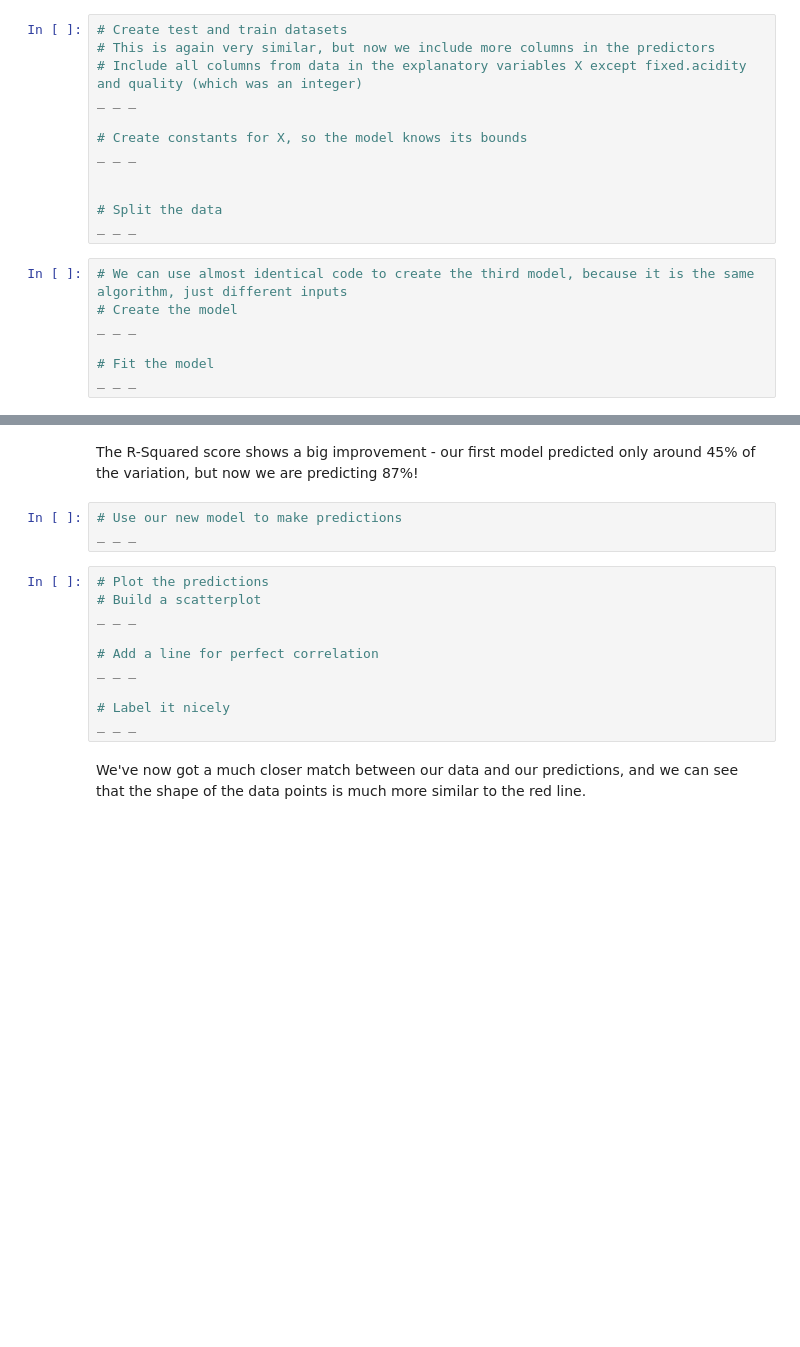
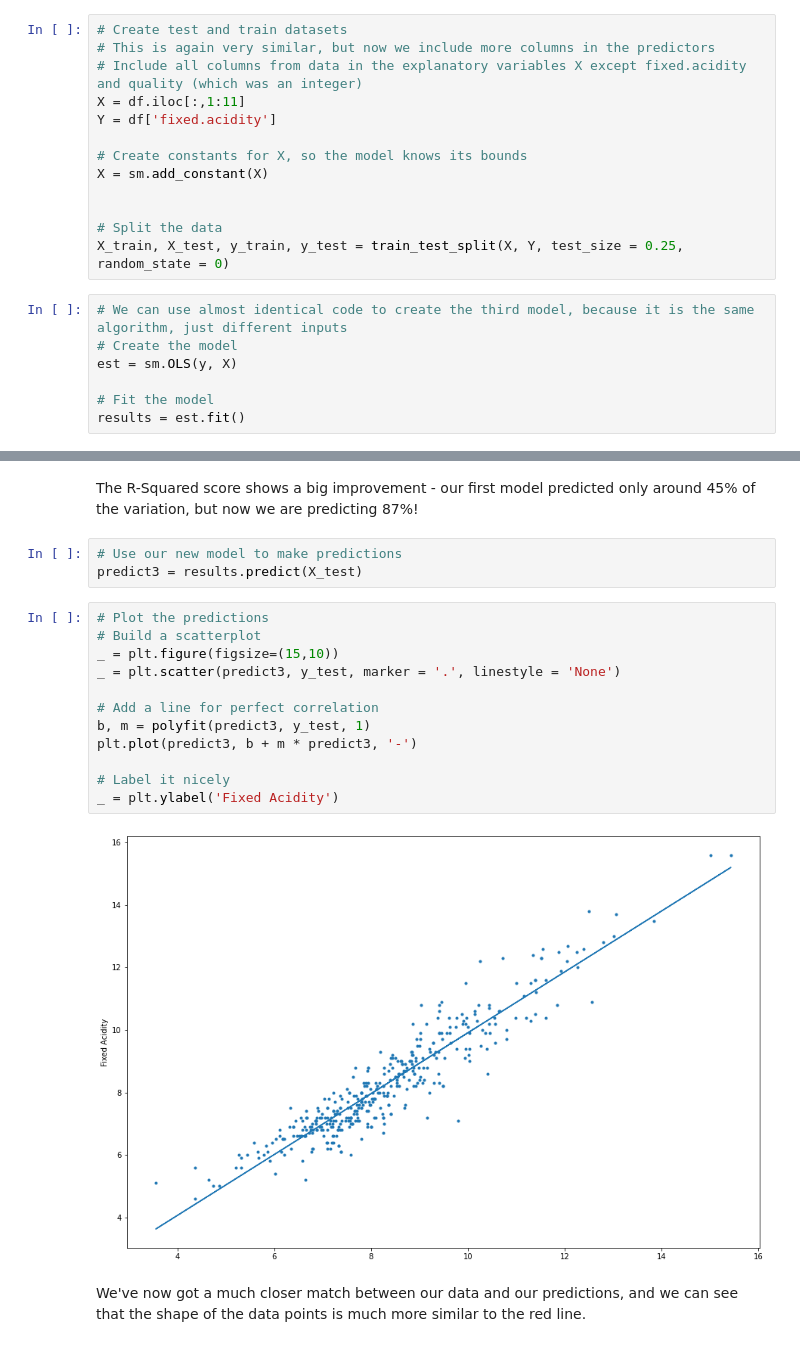
Before and after one commit to dj-m/StatisticalModeling, a Jupyter notebook: notebooks/RedWineDataset.ipynb, the cells around one changed output, grey strips where cells are left out. Saved outputs shown, nothing was run; the diff lists cells and outputs as text; blank space fills up the shorter version.

```diff
--- a/notebooks/RedWineDataset.ipynb
+++ b/notebooks/RedWineDataset.ipynb
@@ -438,20 +438,21 @@ Remember, as Professor Spiegelhalter explains on p.132 of *AoS*, including more
 # Create test and train datasets
 # This is again very similar, but now we include more columns in the predictors
 # Include all columns from data in the explanatory variables X except fixed.acidity and quality (which was an integer)
-_ _ _
+X = df.iloc[:,1:11]
+Y = df['fixed.acidity']
 
 # Create constants for X, so the model knows its bounds
-_ _ _
+X = sm.add_constant(X)
 
 
 # Split the data
-_ _ _
+X_train, X_test, y_train, y_test = train_test_split(X, Y, test_size = 0.25, random_state = 0)
 # %%
 # We can use almost identical code to create the third model, because it is the same algorithm, just different inputs
 # Create the model
-_ _ _
+est = sm.OLS(y, X)
 
 # Fit the model
-_ _ _
+results = est.fit()
 # %%
 # Evaluate the model
@@ -460,17 +492,21 @@ _ _ _
 The R-Squared score shows a big improvement - our first model predicted only around 45% of the variation, but now we are predicting 87%!
 # %%
 # Use our new model to make predictions
-_ _ _
+predict3 = results.predict(X_test)
 # %%
 # Plot the predictions
 # Build a scatterplot
-_ _ _
+_ = plt.figure(figsize=(15,10))
+_ = plt.scatter(predict3, y_test, marker = '.', linestyle = 'None')
 
 # Add a line for perfect correlation
-_ _ _
+b, m = polyfit(predict3, y_test, 1)
+plt.plot(predict3, b + m * predict3, '-')
 
 # Label it nicely
-_ _ _
+_ = plt.ylabel('Fixed Acidity')
+# %% [output]
+[figure, added]
 # %% [markdown]
 We've now got a much closer match between our data and our predictions, and we can see that the shape of the data points is much more similar to the red line.
 # %% [markdown]
```
Also changed, not shown: parts of 3 cells of this notebook.
